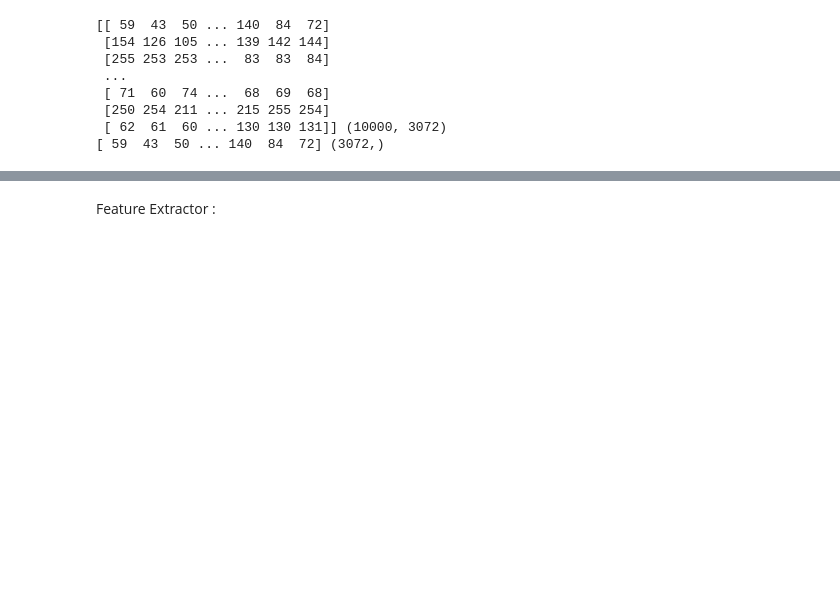
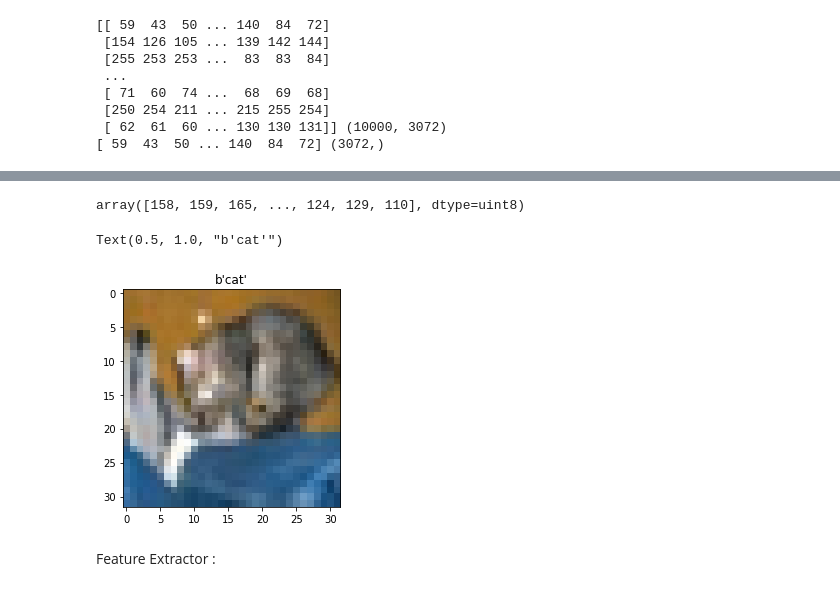
Before and after one commit to BaloneyGit/ProjectSISE, a Jupyter notebook: Small Image Search Engine (SISE).ipynb, the cells around one changed output, grey strips where cells are left out. Drawn from its saved outputs; the diff is of its cells as text; code cells hidden in the pictures; blank space fills up the shorter version.

```diff
--- a/Small Image Search Engine (SISE).ipynb
+++ b/Small Image Search Engine (SISE).ipynb
@@ -34,6 +34,9 @@ upImgs5 = unpickle("E:\\VIDND\Projects\\Small Image Search Engine (SISE)\\cifar-
 dataBatch5 = upImgs5[b'data']
 
 meta_data = unpickle("E:\\VIDND\\Projects\\Small Image Search Engine (SISE)\\cifar-10\\cifar-10-batches-py\\batches.meta")
+
+test_batchUpImgs = unpickle("E:\\VIDND\Projects\\Small Image Search Engine (SISE)\\cifar-10\\cifar-10-batches-py\\test_batch")
+test_batch = test_batchUpImgs[b'data']
 # %%
 datasetImgs = np.append(dataBatch1, dataBatch2, axis=0)
 datasetImgs = np.append(datasetImgs, dataBatch3, axis=0)
@@ -69,3 +92,17 @@ print(dataBatch1[0, ], dataBatch1[0, ].shape)
+# %%
+test_batch[0]
+# %% [output]
+array([158, 159, 165, ..., 124, 129, 110], dtype=uint8)
+# %%
+test_batch_fi = test_batchUpImgs[b'data'][0]
+test_batch_fi = test_batch_fi.reshape(3, 32, 32)
+test_batch_fi = test_batch_fi.transpose(1, 2, 0)
+test_batch_fl = test_batchUpImgs[b'labels'][0]
+plt.imshow(test_batch_fi)
+plt.title(meta_data[b'label_names'][test_batch_fl])
+# %% [output]
+Text(0.5, 1.0, "b'cat'")
+[figure, added]
 # %% [markdown]
 Feature Extractor :
 # %%
```
Also changed, not shown: parts of 65 cells of this notebook.
